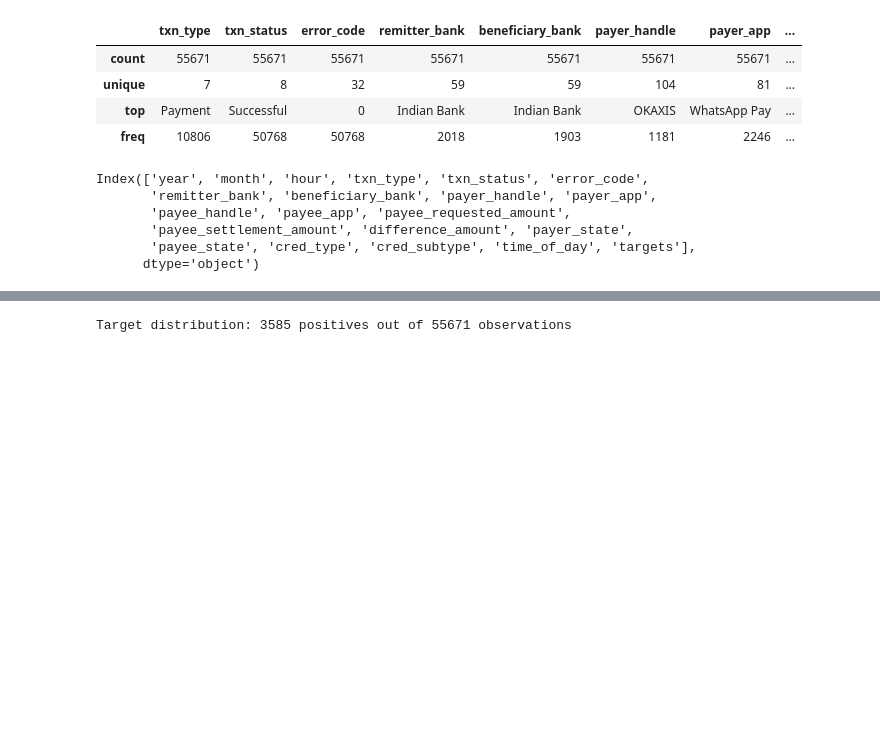
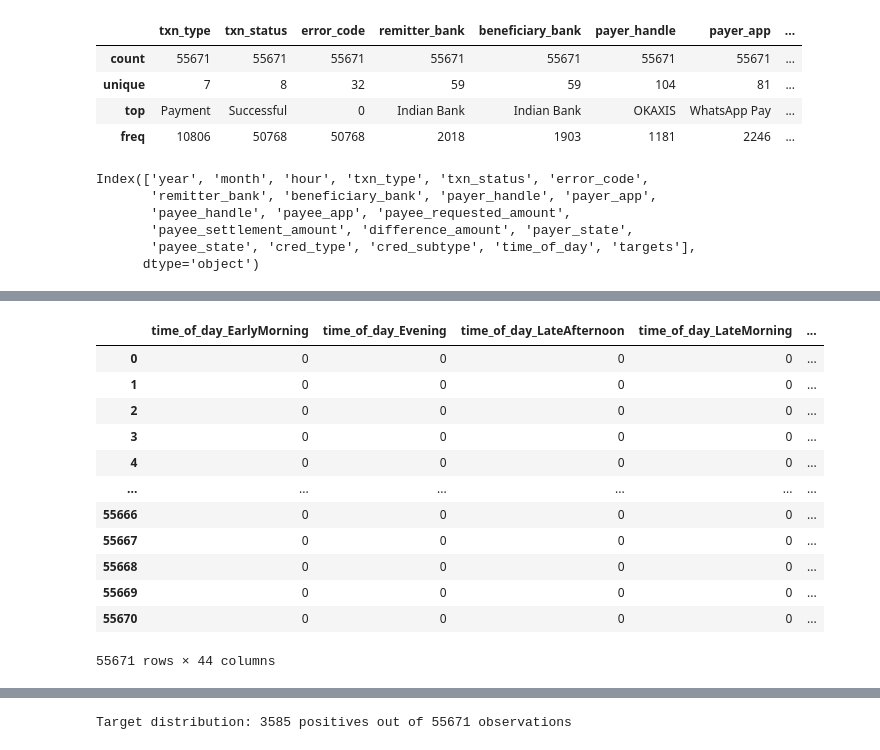
Before and after one commit to jadiasoham/Financial-Fraud-Detection, a Jupyter notebook: predictive_modeling.ipynb, the cells around one changed output, grey strips where cells are left out. Saved outputs shown, nothing was run; the diff lists cells and outputs as text; code cells hidden in the pictures; blank space fills up the shorter version.

```diff
--- a/predictive_modeling.ipynb
+++ b/predictive_modeling.ipynb
@@ -61,8 +61,8 @@ Index(['year', 'month', 'hour', 'txn_type', 'txn_status', 'error_code',
        'payee_state', 'cred_type', 'cred_subtype', 'time_of_day', 'targets'],
       dtype='object')
 # %%
-cat_feat_to_keep = ['time_of_day', 'cred_type', 'error_code', 'targets']
-num_feat_to_keep = ['payee_requested_amount', 'payee_settlement_amount', 'difference_amount']
-feat_to_keep = num_feat_to_keep + cat_feat_to_keep
+cat_feat_to_keep = ['time_of_day', 'cred_type', 'error_code']
+num_feat_to_keep = ['payee_requested_amount', 'payee_settlement_amount', 'difference_amount', 'targets']
+feat_to_keep = cat_feat_to_keep + num_feat_to_keep
 feat_to_keep
 # %% [output]
@@ -75,4 +75 @@ feat_to_keep
  'targets']
-# %%
-df = df[feat_to_keep]
-df.head(10)
@@ -123,0 +97,17 @@ df_with_dummies
+# %%
+df_cat_encoded = pd.get_dummies(df_cat, drop_first= True).astype(np.int32)
+df_cat_encoded
+# %% [output]
+|  | time_of_day_EarlyMorning | time_of_day_Evening | time_of_day_LateAfternoon | time_of_day_LateMorning | ... |
+| 0 | 0 | 0 | 0 | 0 | ... |
+| 1 | 0 | 0 | 0 | 0 | ... |
+| 2 | 0 | 0 | 0 | 0 | ... |
+| 3 | 0 | 0 | 0 | 0 | ... |
+| 4 | 0 | 0 | 0 | 0 | ... |
+| ... | ... | ... | ... | ... | ... |
+| 55666 | 0 | 0 | 0 | 0 | ... |
+| 55667 | 0 | 0 | 0 | 0 | ... |
+| 55668 | 0 | 0 | 0 | 0 | ... |
+| 55669 | 0 | 0 | 0 | 0 | ... |
+| 55670 | 0 | 0 | 0 | 0 | ... |
+55671 rows × 44 columns
```
Also changed, not shown: parts of 31 cells of this notebook.
